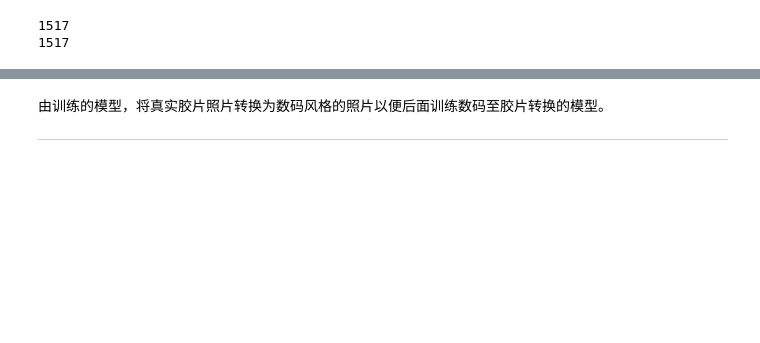
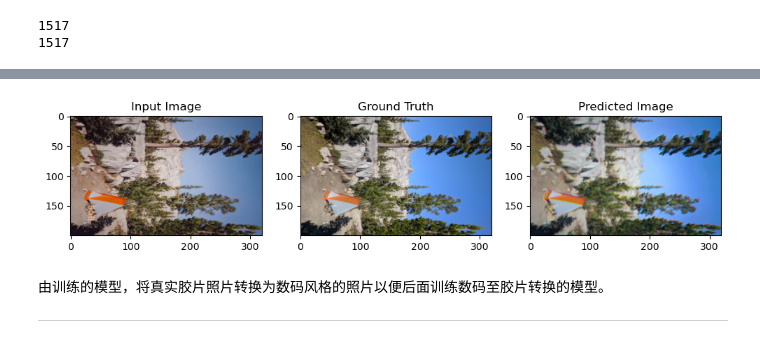
Before and after one commit to SongZihui-sudo/digitalFilm, a Jupyter notebook: DigitalFilm.ipynb, the cells around one changed output, grey strips where cells are left out. Drawn from its saved outputs; the diff is of its cells as text; code cells hidden in the pictures; blank space fills up the shorter version.

```diff
--- a/DigitalFilm.ipynb
+++ b/DigitalFilm.ipynb
@@ -236,6 +236,23 @@ class FilmStyleTransfer(torch.nn.Module):
         output = x8 + skip1 + skip2
 
         return output
+# %%
+class ChannelStatLoss(nn.Module):
+    def forward(self, pred, target):
+        loss = 0.0
+        # 遍历RGB通道
+        for c in range(3):
+            pred_channel = pred[:, c, :, :]
+            target_channel = target[:, c, :, :]
+
+            # 均值差异（L1）
+            loss += torch.abs(pred_channel.mean() - target_channel.mean())
+            # 方差差异（L1）
+            loss += torch.abs(pred_channel.var() - target_channel.var())
+
+        lossrgb = loss + torch.nn.functional.l1_loss(pred, target)
+
+        return lossrgb
 # %%
 device = torch.device('cuda' if torch.cuda.is_available() else 'cpu')
 print(device)
@@ -245,10 +262,10 @@ cpu
 model = FilmStyleTransfer()
 model = model.to(device)
 optimizer = optim.Adam(model.parameters(), lr=0.0001)
-loss_function = torch.nn.SmoothL1Loss(reduction='mean')
+loss_function = ChannelStatLoss()
 pre_epochs = 0
 # %%
-checkpoint = torch.load("models/生成器/generate_gold_200_training_100.pt")
+checkpoint = torch.load("new_models/kodak_gold_200/生成器/generate_gold_200_training_200.pt")
 
 # 恢复模型和优化器状态
 model.load_state_dict(checkpoint['model_state_dict'])
@@ -321,8 +338,9 @@ def postprocess_image(tensor):
     return image
 # %%
 # 训练模型
-num_epochs = 110
+num_epochs = 100
 psnr_list = []
+pre_epochs = 100
 
 with tqdm.tqdm(total=num_epochs, desc="进度条") as pbar:
     for epoch in range(num_epochs):
@@ -357,7 +375,7 @@ with tqdm.tqdm(total=num_epochs, desc="进度条") as pbar:
             img1, img2 = test_dataset[8]
             img2 = img2.unsqueeze(0).cuda()
             output = model(img2)
-            loss = loss_function(output, img1.cuda())
+            loss = loss_function(output, img1.unsqueeze(0).cuda())
             output = postprocess_image(output)
             output_path =  "./img_epoch_" + str(epoch + pre_epochs + 1) + ".jpg"
             output.save(output_path)
@@ -365,24 +405,26 @@ with tqdm.tqdm(total=num_epochs, desc="进度条") as pbar:
 # %%
 # 测试阶段：展示结果
 with torch.no_grad():
-    img1, img2 = test_dataset[80]  # 取一个示例
+    img1, img2 = test_dataset[99]  # 取一个示例
     img2 = img2.unsqueeze(0).cuda()  # 增加批量维度
     output = model(img2)
 
     # 将结果从 Tensor 转换回图片
     output_img = postprocess_image(output)
     img2 = img2.squeeze(0).cpu().numpy().transpose(1, 2, 0)
     img1 = img1.numpy().transpose(1, 2, 0)
 
     # 使用 matplotlib 显示图片
     fig, axes = plt.subplots(1, 3, figsize=(12, 4))
     axes[0].imshow(img2)
     axes[0].set_title("Input Image")
     axes[1].imshow(img1)
     axes[1].set_title("Ground Truth")
     axes[2].imshow(output_img)
     axes[2].set_title("Predicted Image")
     plt.show()
+# %% [output]
+[figure, added]
 # %% [markdown]
 由训练的模型，将真实胶片照片转换为数码风格的照片以便后面训练数码至胶片转换的模型。
 
```
Also changed, not shown: parts of 13 cells of this notebook, 2 other files.
